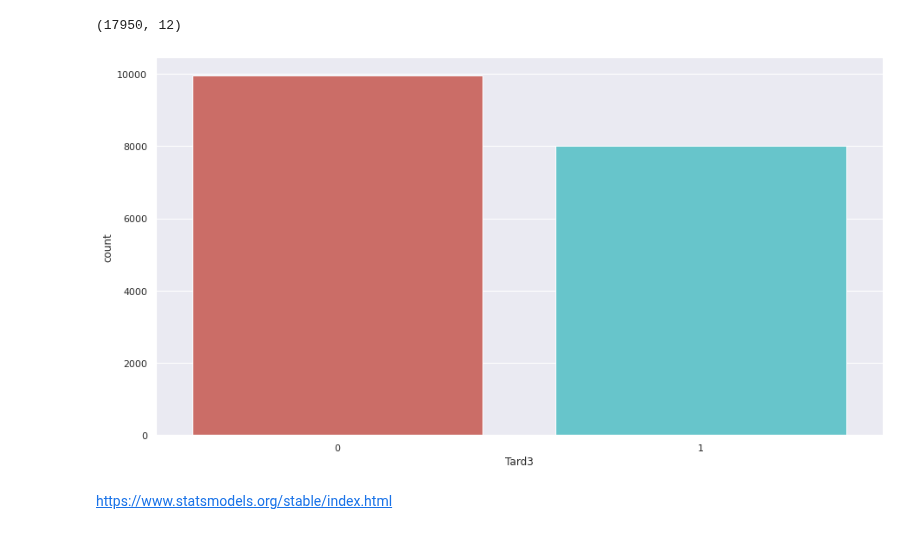
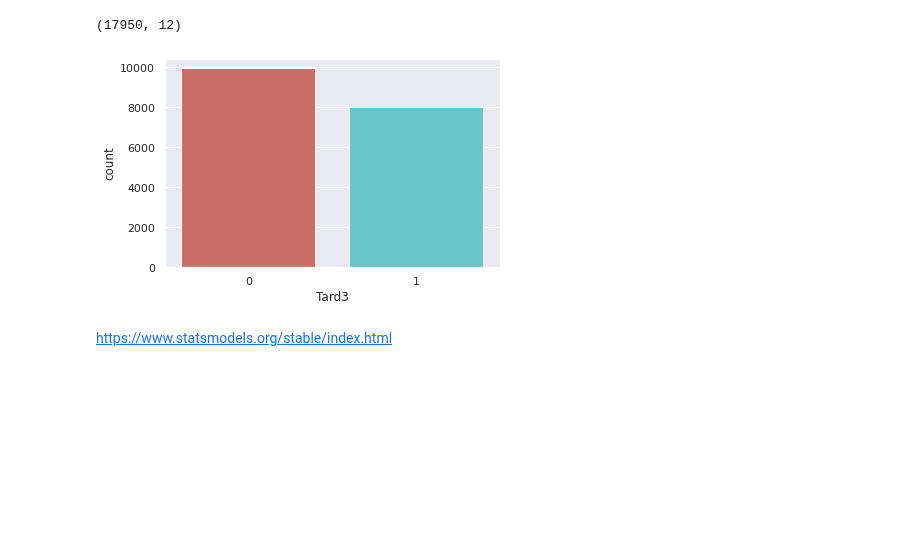
Before and after one commit to JMML2021/Entrega-projecte-final, a Jupyter notebook: 3.b Companyia Aerea Algoritmes d’aprenentatge supervisat.ipynb, the cells around one changed output. Saved outputs shown, nothing was run; the diff lists cells and outputs as text; code cells hidden in the pictures; blank space fills up the shorter version.

```diff
--- a/3.b Companyia Aerea Algoritmes d’aprenentatge supervisat.ipynb
+++ b/3.b Companyia Aerea Algoritmes d’aprenentatge supervisat.ipynb
@@ -694,10 +688,11 @@ df2_sobremostrejat.shape
 # %% [output]
 (17950, 12)
 # %%
+fig, ax = plt.subplots(figsize=(6, 4))
 sns.countplot(x='Tard3',data=df2_sobremostrejat, palette='hls')
 plt.show()
 # %% [output]
-[figure, old version]
+[figure, new version]
 # %%
 datos_x= df2_sobremostrejat.loc[:, ['Puntualidad1', 'Puntualidad2',
         'E_Despegue','E_Despegue2','E_Despegue3',
```
Also changed, not shown: parts of 14 cells of this notebook.
